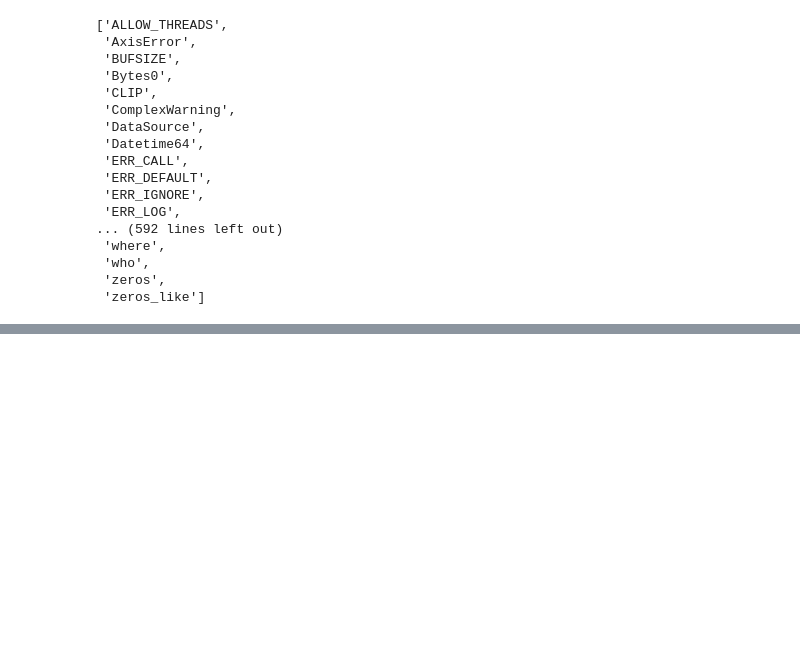
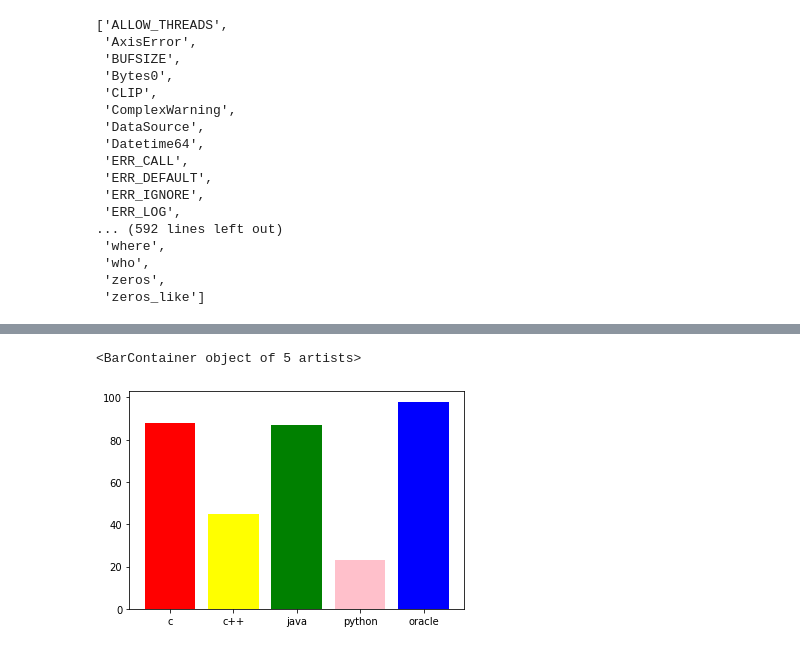
Before and after one commit to snehajabandaru/python, a Jupyter notebook: 07-02-2022.ipynb, the cells around one changed output, grey strips where cells are left out. Cells and saved outputs as stored; diff of their text form; code cells hidden in the pictures; blank space fills up the shorter version.

```diff
--- a/07-02-2022.ipynb
+++ b/07-02-2022.ipynb
@@ -622,0 +797,8 @@ dir(numpy)
+# %%
+# Bar Graph -used to create chart
+marks=[88,45,87,23,98]
+names=['c','c++','java','python','oracle']
+plt.bar(names,marks,color=['red','yellow','green','pink','blue'])
+# %% [output]
+<BarContainer object of 5 artists>
+[figure, added]
```
Also changed, not shown: parts of 33 cells of this notebook.
